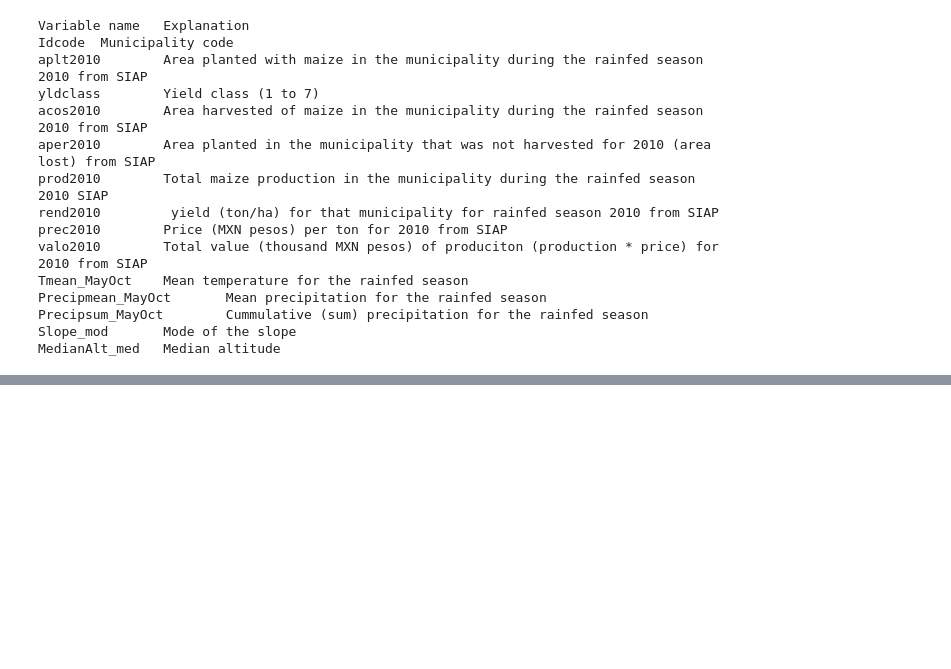
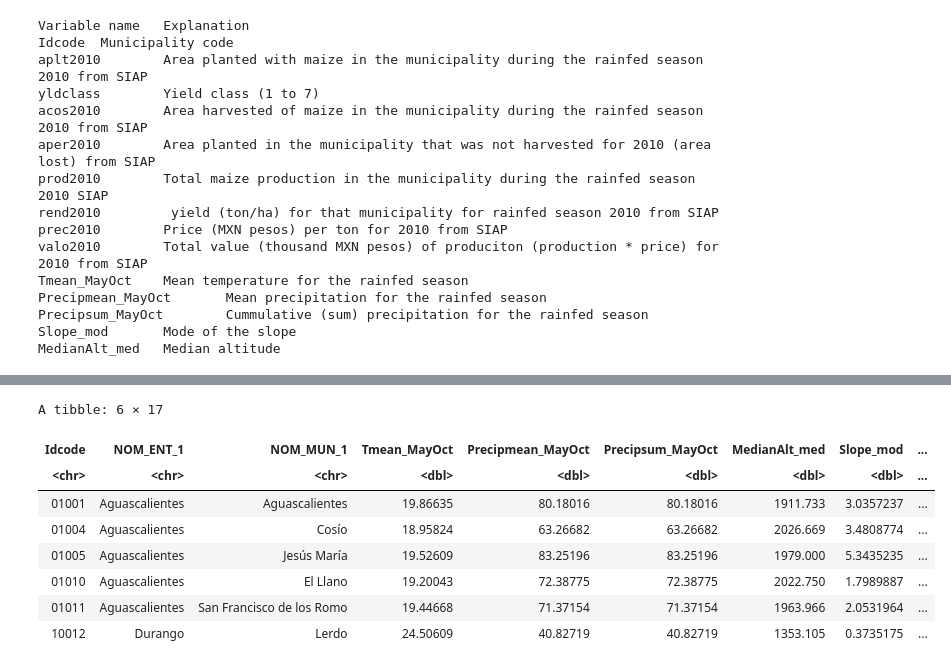
Before and after one commit to palmoreck/laboratorios, a Jupyter notebook: R/2_readr_and_dplyr.ipynb, the cells around one changed output, grey strips where cells are left out. Drawn from its saved outputs; the diff is of its cells as text; code cells hidden in the pictures; blank space fills up the shorter version.

```diff
--- a/R/2_readr_and_dplyr.ipynb
+++ b/R/2_readr_and_dplyr.ipynb
@@ -84,0 +354,12 @@ MedianAlt_med   Median altitude
+# %%
+head(df_procampo_no_NA)
+# %% [output]
+A tibble: 6 × 17
+| Idcode | NOM_ENT_1 | NOM_MUN_1 | Tmean_MayOct | Precipmean_MayOct | Precipsum_MayOct | MedianAlt_med | Slope_mod | ... |
+| <chr> | <chr> | <chr> | <dbl> | <dbl> | <dbl> | <dbl> | <dbl> | ... |
+| 01001 | Aguascalientes | Aguascalientes | 19.86635 | 80.18016 | 80.18016 | 1911.733 | 3.0357237 | ... |
+| 01004 | Aguascalientes | Cosío | 18.95824 | 63.26682 | 63.26682 | 2026.669 | 3.4808774 | ... |
+| 01005 | Aguascalientes | Jesús María | 19.52609 | 83.25196 | 83.25196 | 1979.000 | 5.3435235 | ... |
+| 01010 | Aguascalientes | El Llano | 19.20043 | 72.38775 | 72.38775 | 2022.750 | 1.7989887 | ... |
+| 01011 | Aguascalientes | San Francisco de los Romo | 19.44668 | 71.37154 | 71.37154 | 1963.966 | 2.0531964 | ... |
+| 10012 | Durango | Lerdo | 24.50609 | 40.82719 | 40.82719 | 1353.105 | 0.3735175 | ... |
```
Also changed, not shown: parts of 35 cells of this notebook.
